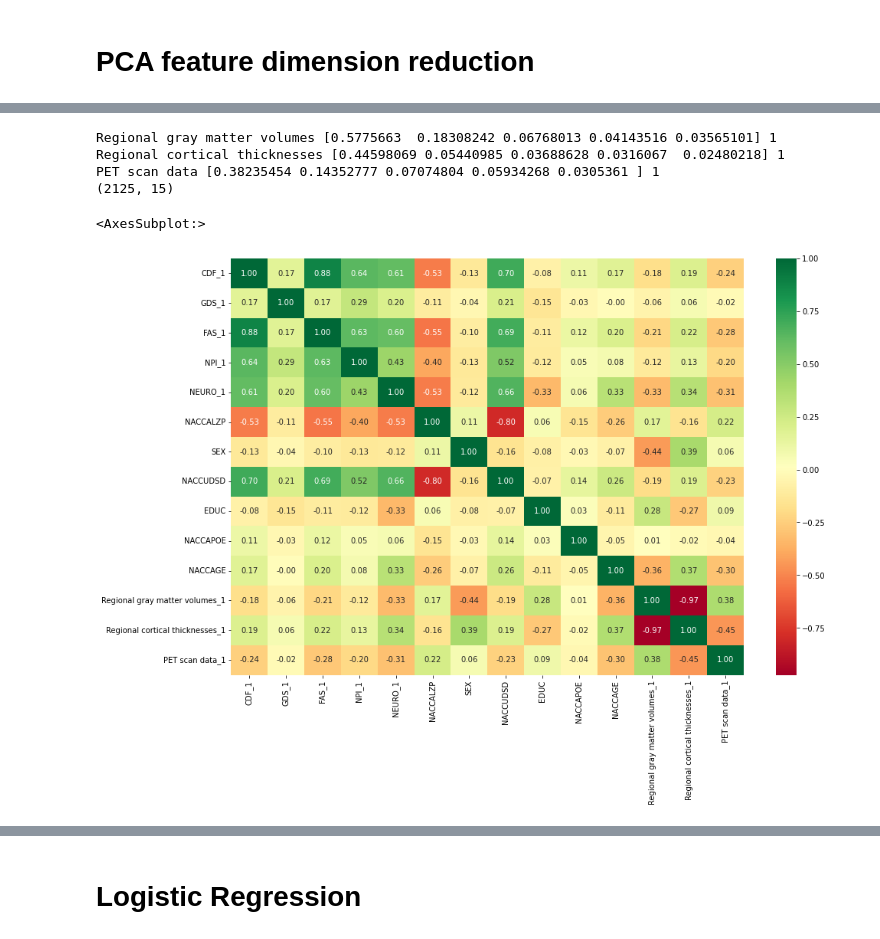
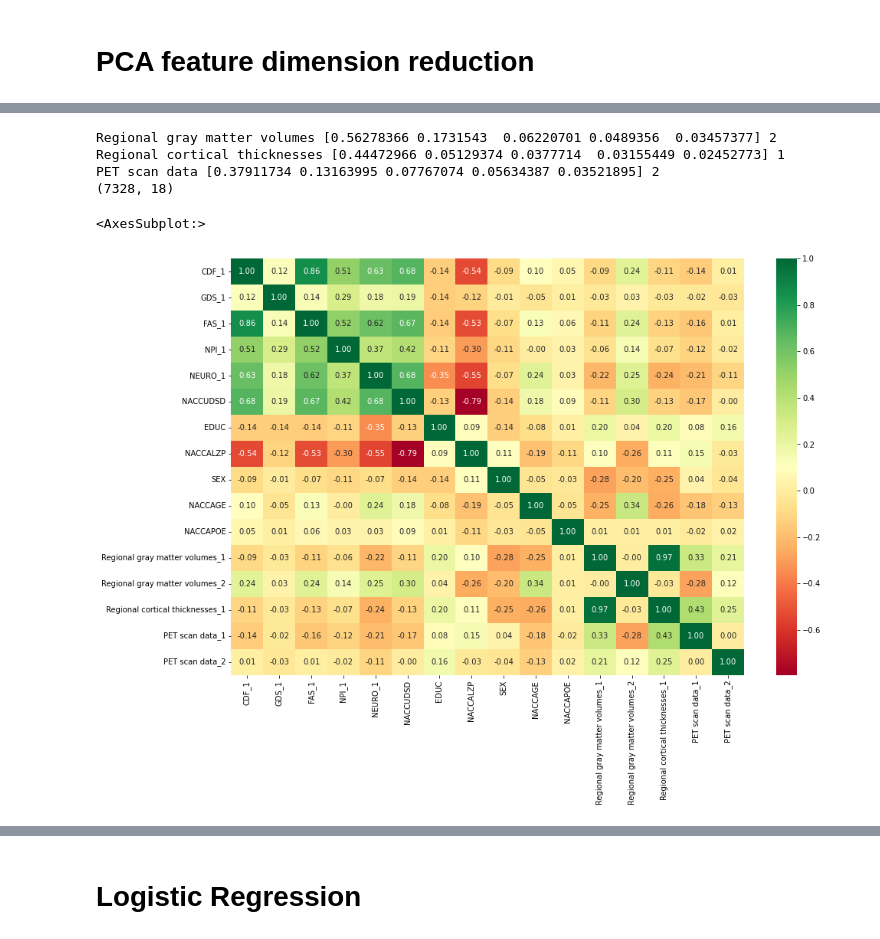
Before and after one commit to JeremyJosephLin/STA275_final_project, a Jupyter notebook: model/Baseline.ipynb, the cells around one changed output, grey strips where cells are left out. Cells and saved outputs as stored; diff of their text form; code cells hidden in the pictures.

Commit message:
complete baseline modeling

```diff
--- a/model/Baseline.ipynb
+++ b/model/Baseline.ipynb
@@ -31,12 +47,16 @@ print(uds.shape, mri.shape, csf.shape)
 # - drop features has more than 50% ppl missing
 # - drop individuals has more than 50% MRI features missing
 
+# RF imputation for UDS and MRi
+# uds = pd.read_csv("../data/data_cleaned/uds_rf.csv")
+# mri = pd.read_csv("../data/data_cleaned/mri_rf.csv")
+
 def drop_missing(df, row_thres=0.5, col_thres=0.5):
     df = df.loc[df.isna().mean(axis=1)<row_thres, df.isna().mean(axis=0)<col_thres]
     return df
 
-uds = drop_missing(uds)
-mri = drop_missing(mri, col_thres=0.6)
+# uds = drop_missing(uds)
+# mri = drop_missing(mri, col_thres=0.6) # a lot of missing, 11k -> 4.5k
 csf = drop_missing(csf, col_thres=0.8)
 
 # Impute missing with column mean (numeric) or mode (categorical)
@@ -55,11 +75,13 @@ def impute_missing(df):
 uds = impute_missing(uds)
 mri = impute_missing(mri)
 csf = impute_missing(csf)
-uds = uds.dropna(subset=['NACCUDSD'])
+
+uds = uds.dropna(subset=['NACCUDSD', 'EDUC'])
 print(Counter(uds['NACCUDSD']))
 
 uds.loc[uds['NACCUDSD']==2, 'NACCUDSD']=1
 uds = uds.drop('NACCVNUM', axis=1)
-mri = mri[mri['NACCVNUM'] == 1].drop('NACCVNUM', axis=1)
+print(Counter(mri.groupby(['NACCID', 'NACCVNUM'])['datetime'].count().values)) # each patient may have multiple MRI
+mri = mri.sort_values(['NACCID', 'datetime']).groupby("NACCID").first().reset_index() # Only keep the first record, 4.5k->2.8k
 print(uds.shape, mri.shape, csf.shape)
 # %% [output]
@@ -71,15 +106,17 @@ Counter({1: 17154, 4: 14193, 3: 9610, 2: 1934})
 from sklearn.preprocessing import StandardScaler
 from sklearn.decomposition import PCA
 scaler = StandardScaler()
-pca = PCA(n_components=5)
+pca = None
 
-def pca_transform(df, var_dict, pca_thres = 0.8):
+def pca_transform(df, var_dict, n_component, pca_thres = 0.8):
+    global pca
+    pca = PCA(n_components=n_component)
     to_ret = pd.DataFrame()
     for cat in var_dict['Category'].unique():
         if cat != 'DEMO':
             var_names = var_dict[var_dict['Category'] == cat]['VariableName'].values
             var_names = set(var_names).intersection(set(df.columns))
-            if len(var_names) > 5:
+            if len(var_names) > n_component:
                 pca_transformed = pca.fit_transform(scaler.fit_transform(df.loc[:,var_names]))
                 num_selected_1 = np.sum(pca.explained_variance_ratio_ > pca_thres)
                 num_selected_2 = np.argmax(-np.diff(pca.explained_variance_ratio_, n=1) > 0.1) + 1
@@ -90,11 +127,13 @@ def pca_transform(df, var_dict, pca_thres = 0.8):
                 to_ret = pd.concat([to_ret, temp], axis=1)
     return to_ret
 # %%
-# PCA UDS
-uds_pca = pca_transform(uds.drop(['NACCID', 'datetime', 'NACCUDSD', 'NACCADC'], axis=1), uds_dict, pca_thres=0.2)
+# PCA UDS  UDS is unique for each patient at baseline
+assert(len(Counter(uds.groupby('NACCID')['datetime'].count().values)))
+uds_pca = pca_transform(uds.drop(['NACCID', 'NACCUDSD', 'NACCADC'], axis=1), uds_dict, 5, pca_thres=0.2)
 demo_features = set(uds.columns).intersection(set(uds_dict[uds_dict['Category'] == 'DEMO']['VariableName'].values))
 uds_pca = pd.concat([uds_pca, uds[demo_features - set(['NACCADC'])].reset_index(drop=True)], axis=1)
 uds_pca['NACCID'] = uds.reset_index()['NACCID']
+uds_pca['datetime'] = uds.reset_index()['datetime']
 print(uds_pca.shape)
 
 plt.figure(figsize = (12,8))
@@ -111,17 +150,18 @@ NEURO [0.37694625 0.10706489 0.08291709 0.07689244 0.05812998] 1
 # %%
-# PCA MRI data
-mri_pca = pca_transform(mri.drop(['NACCID', 'MRIMO', 'MRIDY', 'MRIYR'], axis=1), mri_dict, pca_thres=0.2)
+#  PCA MRI data
+assert(len(Counter(mri.groupby('NACCID')['datetime'].count().values)))
+mri_pca = pca_transform(mri.drop(['NACCID', 'datetime'], axis=1), mri_dict, 5, pca_thres=0.1)
 mri_pca['NACCID'] = mri.reset_index()['NACCID']
 uds_mri_merged = uds_pca.merge(mri_pca, on='NACCID', how='inner')
 print(uds_mri_merged.shape)
 
 plt.figure(figsize = (15, 10))
 sns.heatmap(uds_mri_merged.corr(), annot=True, fmt='.2f', cmap='RdYlGn')
 # %% [output]
-Regional gray matter volumes [0.5775663  0.18308242 0.06768013 0.04143516 0.03565101] 1
-Regional cortical thicknesses [0.44598069 0.05440985 0.03688628 0.0316067  0.02480218] 1
-PET scan data [0.38235454 0.14352777 0.07074804 0.05934268 0.0305361 ] 1
-(2125, 15)
+Regional gray matter volumes [0.56278366 0.1731543  0.06220701 0.0489356  0.03457377] 2
+Regional cortical thicknesses [0.44472966 0.05129374 0.0377714  0.03155449 0.02452773] 1
+PET scan data [0.37911734 0.13163995 0.07767074 0.05634387 0.03521895] 2
+(7328, 18)
 <AxesSubplot:>
-[figure, old version]
+[figure, new version]
 # %%
```
Also changed, not shown: parts of 22 cells of this notebook.
